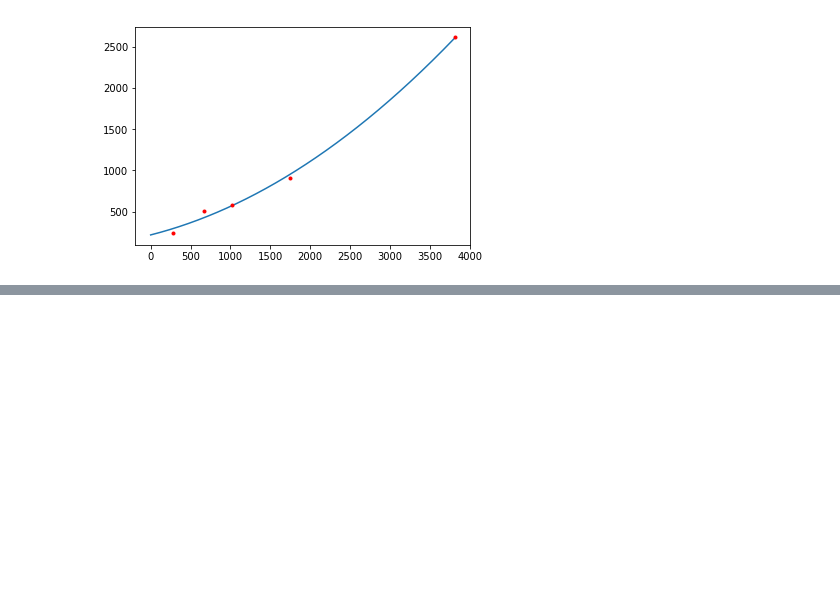
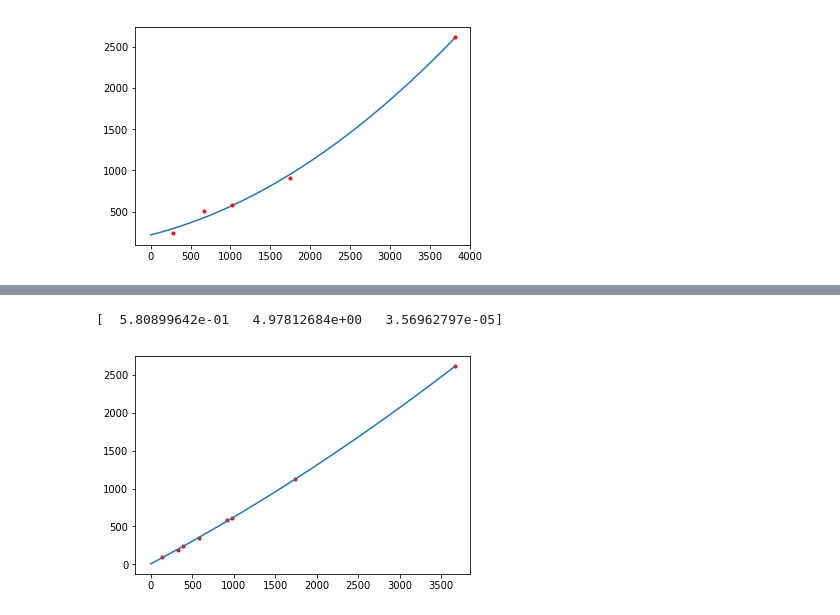
Before and after one commit to likhit2264/dosenet-analysis, a Jupyter notebook: calibration/Thorium Otherdetector.ipynb, the cells around one changed output, grey strips where cells are left out. Cells and saved outputs as stored; diff of their text form; code cells hidden in the pictures; blank space fills up the shorter version.

```diff
--- a/calibration/Thorium Otherdetector.ipynb
+++ b/calibration/Thorium Otherdetector.ipynb
@@ -45,0 +65,13 @@ unlike the first detector, the e-05 term is on the p0 coefficeient instead of p2
+# %%
+#from detector 1:
+channels = [1741, 980, 583, 324, 139] + [390, 925, 3666]
+energies = [1120.3, 609.3, 352, 185.7, 92.6] + [238.6, 583.1, 2614.7]
+plt.plot(channels, energies, 'r.')
+p0 = [1, .6, 2]
+xpopt, xpcov = curve_fit(polyfit, channels, energies, p0)
+print(xpopt)
+plt.plot(polyfit(range(max(channels)), *xpopt))
+plt.show()
+# %% [output]
+[  5.80899642e-01   4.97812684e+00   3.56962797e-05]
+[figure, added]
```
Also changed, not shown: parts of 6 cells of this notebook, 2 other files.
